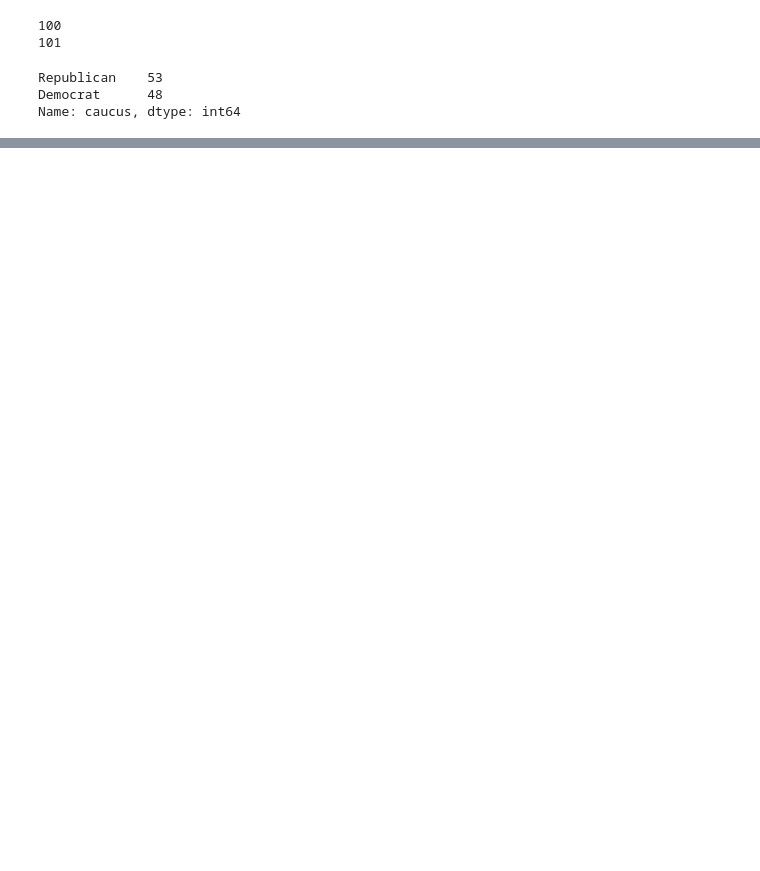
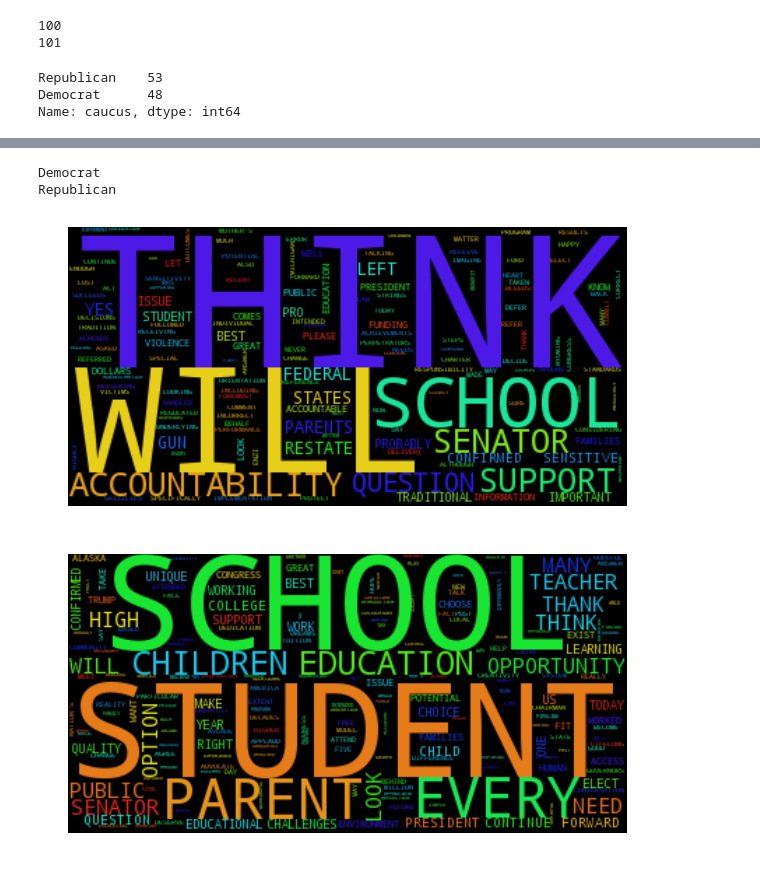
Before and after one commit to JasonKessler/jasonkessler.github.io, a Jupyter notebook: DeVos_Hearings.ipynb, the cells around one changed output, grey strips where cells are left out. Cells and saved outputs as stored; diff of their text form; code cells hidden in the pictures; blank space fills up the shorter version.

```diff
--- a/DeVos_Hearings.ipynb
+++ b/DeVos_Hearings.ipynb
@@ -93,3 +93,16 @@ open("Devos_Answers.html", 'wb').write(html.encode('utf-8'))
 IFrame(src=file_name, width = 1200, height=1000)
 # %% [output]
 [interactive output not drawn]
+# %%
+import matplotlib.pyplot as plt
+for caucus, caucus_df in devos_df.groupby('Caucus of Asker'):
+    print(caucus)
+    wc = wordcloud.WordCloud().generate('\n'.join(caucus_df.speech))
+    plt.figure(figsize=(10,10))
+    plt.imshow(wc)
+    plt.axis("off")
+# %% [output]
+Democrat
+Republican
+[figure, added]
+[figure, added]
```
Also changed, not shown: parts of 2 cells of this notebook, 3 other files.
